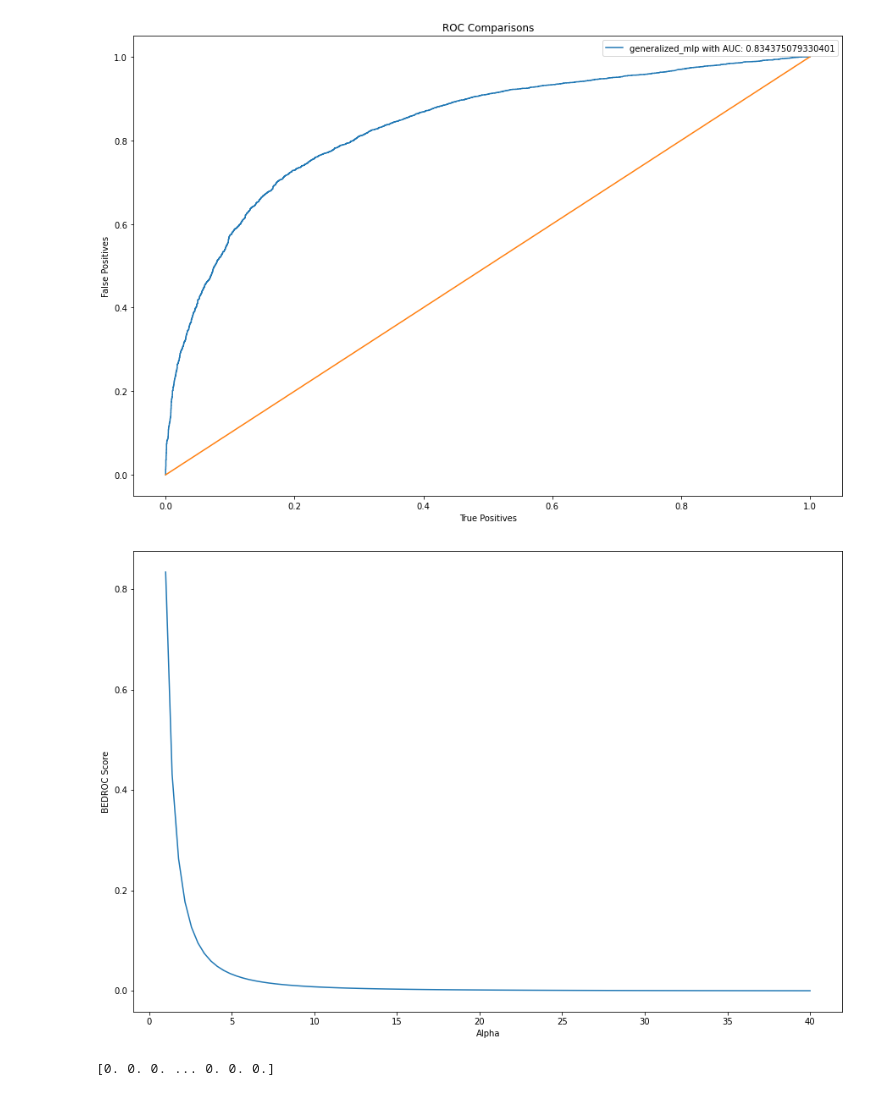
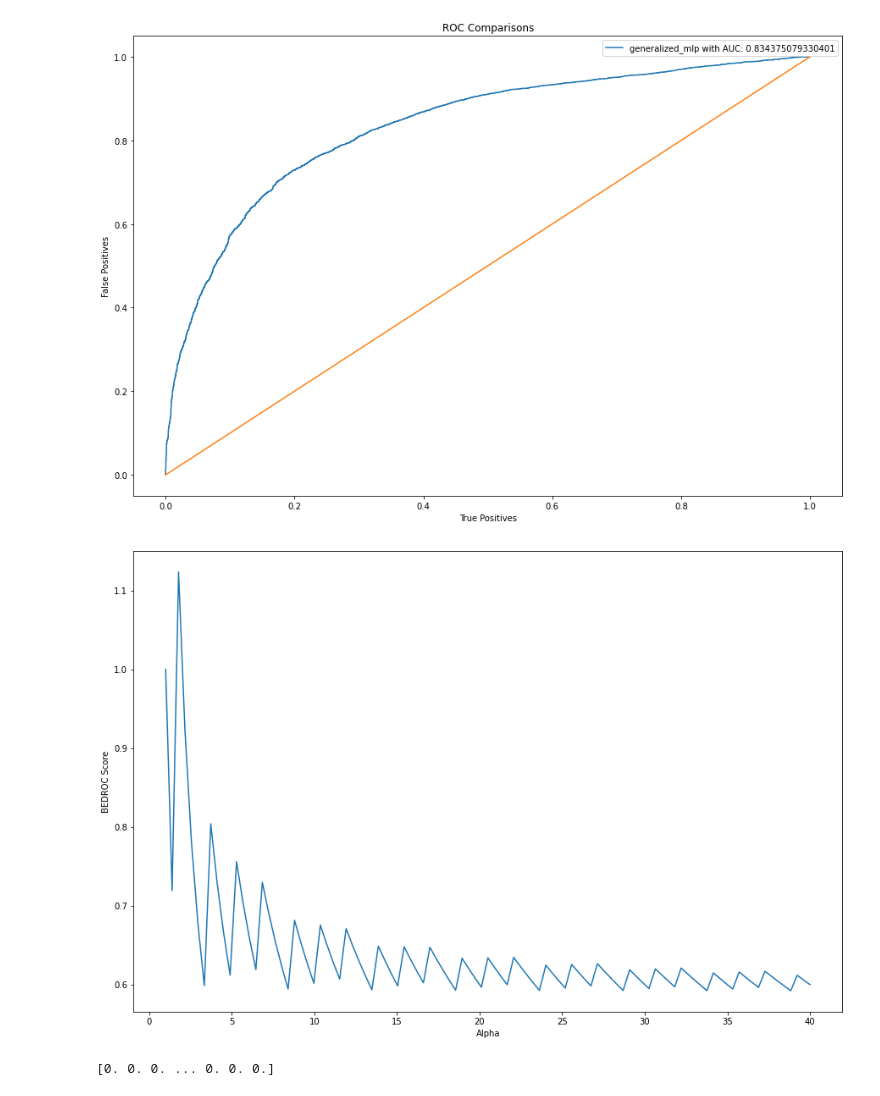
Before and after one commit to wisniemj/CS8321, a Jupyter notebook: lab2/lab2.ipynb, the cells around one changed output. Drawn from its saved outputs; the diff is of its cells as text; code cells hidden in the pictures.

Commit message:
Added more BEDROC analysis

```diff
--- a/lab2/lab2.ipynb
+++ b/lab2/lab2.ipynb
@@ -503,25 +503,25 @@ plt.legend([f"generalized_mlp with AUC: {model_roc}"])
 # %%
 # predict out y
 yhat = model.predict(X_test_all)
 
 # CHATGPT CODE AS PART OF BEDROC_SCORE_CALC FUNCTION
 # Generate a range of alpha values
 alphas = np.linspace(1, 40, 101)
 
 # Calculate BEDROC scores for each alpha value
 bedroc_scores = []
 for alpha in alphas:
-    bedroc_score = bedroc_score_calc(y_true=y_test_all, y_score=yhat, alpha=alpha)
+    bedroc_score = bedroc_score_test(y_true=y_test_all, y_pred=yhat, alpha=alpha)
     bedroc_scores.append(bedroc_score)
 
 # Plot BEDROC curve
 plt.figure(figsize=(15,10))
 plt.plot(alphas, bedroc_scores)
 plt.xlabel('Alpha')
 plt.ylabel('BEDROC Score')
 plt.show()
 # %% [output]
-[figure, old version]
+[figure, new version]
 # %%
 # summarize the last model to run
 y_test_all.shape
```
Also changed, not shown: parts of 7 cells of this notebook.
